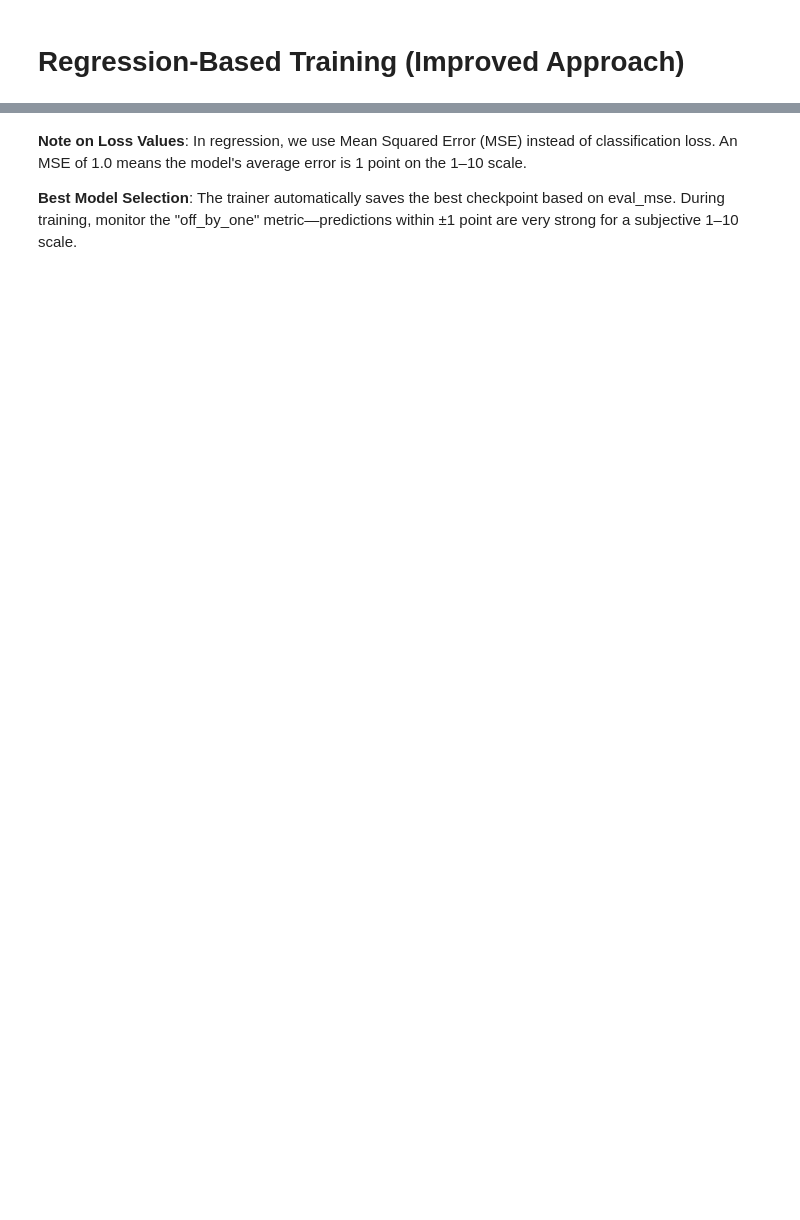
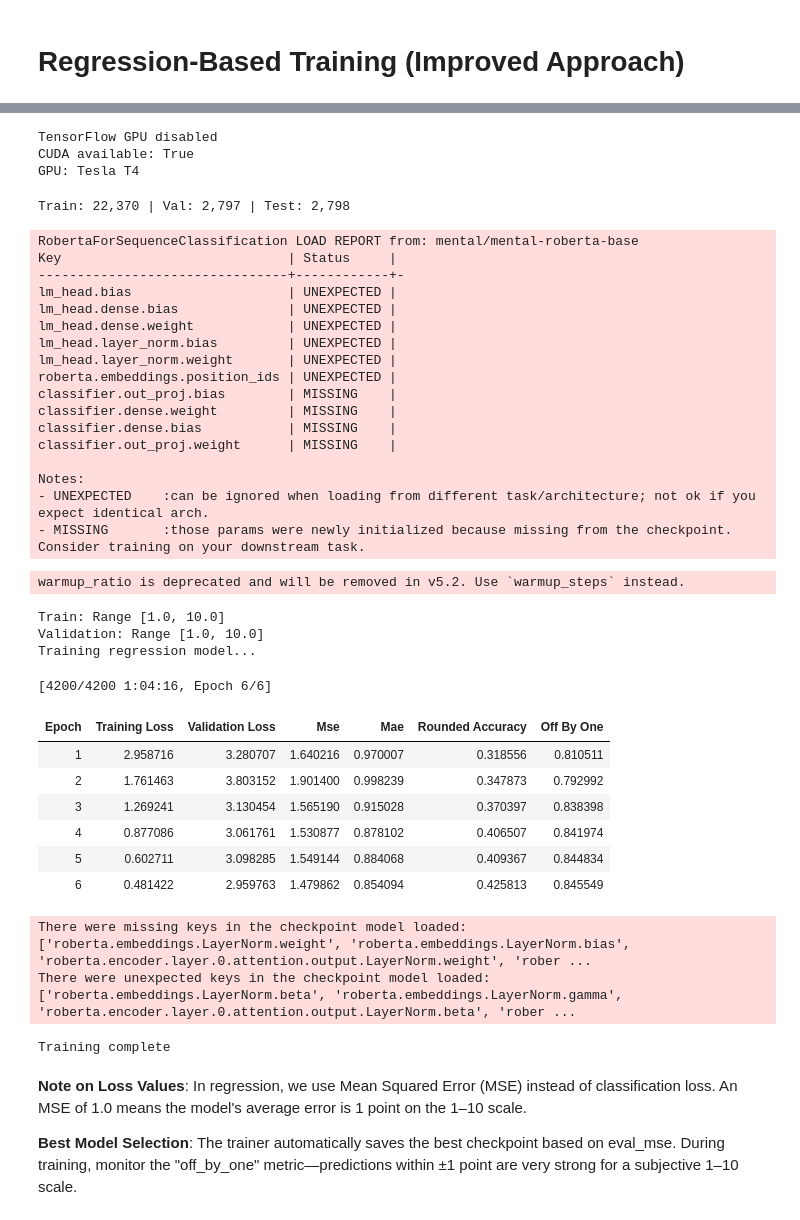
Before and after one commit to Marryam03/Mental_Health_NLP, a Jupyter notebook: Phase2_Fine Tuning/Fine_Tuning_mental-roberta-base.ipynb, the cells around one changed output, grey strips where cells are left out. Cells and saved outputs as stored; diff of their text form; code cells hidden in the pictures; blank space fills up the shorter version.

```diff
--- a/Phase2_Fine Tuning/Fine_Tuning_mental-roberta-base.ipynb
+++ b/Phase2_Fine Tuning/Fine_Tuning_mental-roberta-base.ipynb
@@ -743,7 +794,7 @@ training_args = TrainingArguments(
     warmup_ratio=0.1,
     learning_rate=2e-5,
     per_device_train_batch_size=16,
-    num_train_epochs=5,
+    num_train_epochs=6,
     load_best_model_at_end=True,
     metric_for_best_model="eval_mse",
     greater_is_better=False,            # Lower MSE is better
@@ -758,9 +809,10 @@ trainer = Trainer(
     train_dataset=train_dataset,
     eval_dataset=val_dataset,
     compute_metrics=compute_metrics,
-    callbacks=[EarlyStoppingCallback(early_stopping_patience=2)]
+    callbacks=[EarlyStoppingCallback(early_stopping_patience=3)]
 )
 
 print("Training regression model...")
 trainer.train()
 print("Training complete")
+# %% [output]
@@ -767,3 +827,39 @@ print("Training complete")
+TensorFlow GPU disabled
+CUDA available: True
+GPU: Tesla T4
+Train: 22,370 | Val: 2,797 | Test: 2,798
+RobertaForSequenceClassification LOAD REPORT from: mental/mental-roberta-base
+Key                             | Status     |
+--------------------------------+------------+-
+lm_head.bias                    | UNEXPECTED |
+lm_head.dense.bias              | UNEXPECTED |
+lm_head.dense.weight            | UNEXPECTED |
+lm_head.layer_norm.bias         | UNEXPECTED |
+lm_head.layer_norm.weight       | UNEXPECTED |
+roberta.embeddings.position_ids | UNEXPECTED |
+classifier.out_proj.bias        | MISSING    |
+classifier.dense.weight         | MISSING    |
+classifier.dense.bias           | MISSING    |
+classifier.out_proj.weight      | MISSING    |
+
+Notes:
+- UNEXPECTED    :can be ignored when loading from different task/architecture; not ok if you expect identical arch.
+- MISSING       :those params were newly initialized because missing from the checkpoint. Consider training on your downstream task.
+warmup_ratio is deprecated and will be removed in v5.2. Use `warmup_steps` instead.
+Train: Range [1.0, 10.0]
+Validation: Range [1.0, 10.0]
+Training regression model...
+[4200/4200 1:04:16, Epoch 6/6]
+| Epoch | Training Loss | Validation Loss | Mse | Mae | Rounded Accuracy | Off By One |
+| 1 | 2.958716 | 3.280707 | 1.640216 | 0.970007 | 0.318556 | 0.810511 |
+| 2 | 1.761463 | 3.803152 | 1.901400 | 0.998239 | 0.347873 | 0.792992 |
+| 3 | 1.269241 | 3.130454 | 1.565190 | 0.915028 | 0.370397 | 0.838398 |
+| 4 | 0.877086 | 3.061761 | 1.530877 | 0.878102 | 0.406507 | 0.841974 |
+| 5 | 0.602711 | 3.098285 | 1.549144 | 0.884068 | 0.409367 | 0.844834 |
+| 6 | 0.481422 | 2.959763 | 1.479862 | 0.854094 | 0.425813 | 0.845549 |
+There were missing keys in the checkpoint model loaded: ['roberta.embeddings.LayerNorm.weight', 'roberta.embeddings.LayerNorm.bias', 'roberta.encoder.layer.0.attention.output.LayerNorm.weight', 'rober ...
+There were unexpected keys in the checkpoint model loaded: ['roberta.embeddings.LayerNorm.beta', 'roberta.embeddings.LayerNorm.gamma', 'roberta.encoder.layer.0.attention.output.LayerNorm.beta', 'rober ...
+Training complete
 # %% [markdown]
 **Note on Loss Values**: In regression, we use Mean Squared Error (MSE) instead of classification loss. An MSE of 1.0 means the model's average error is 1 point on the 1–10 scale.
 
```
Also changed, not shown: parts of 11 cells of this notebook, 2 other files.
